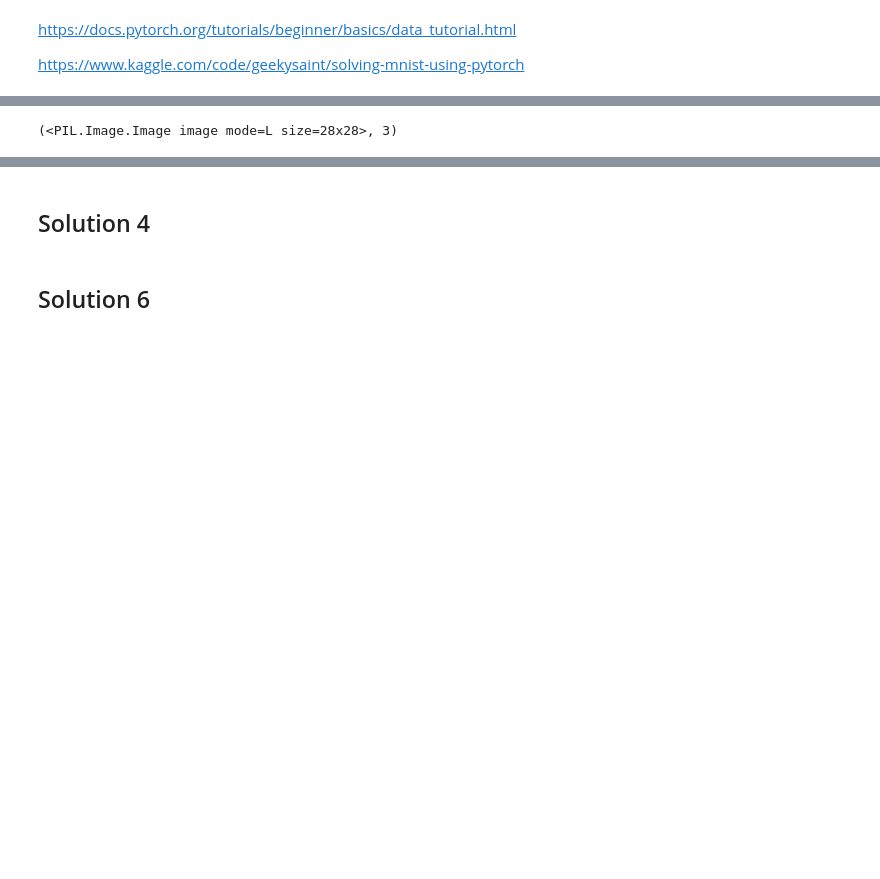
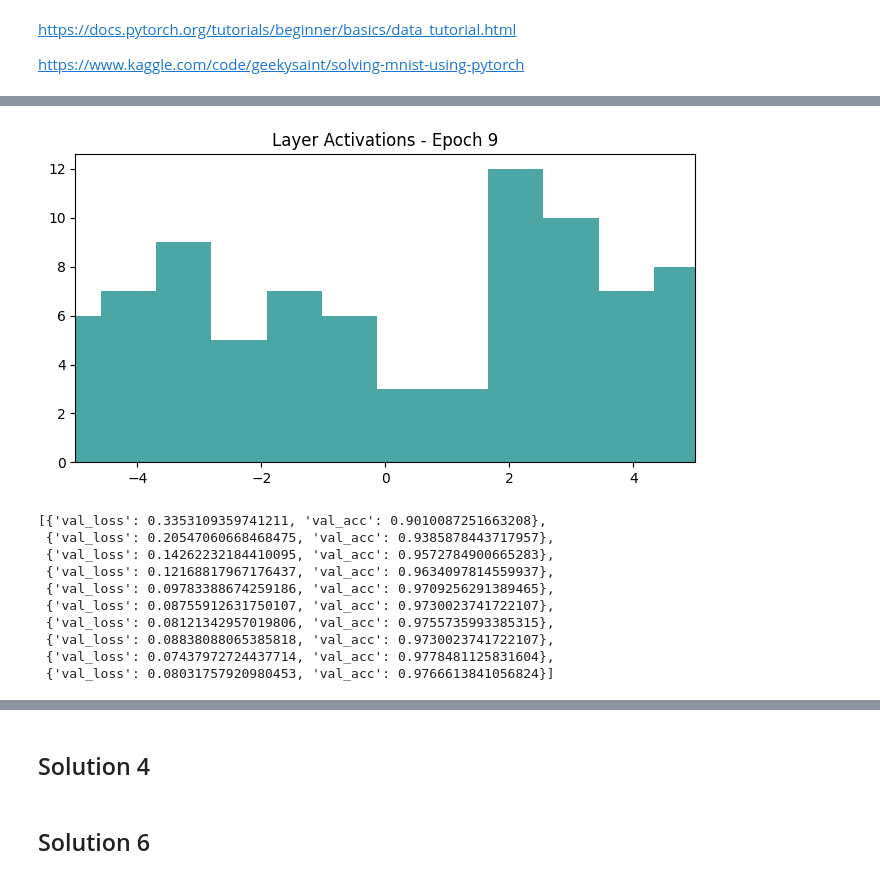
Before and after one commit to sohang3112/iit-madras-web-mtech-ai, a Jupyter notebook: trimester2/DA6401W_DeepLearning/assignments/solution_Assignment3.ipynb, the cells around one changed output, grey strips where cells are left out. Cells and saved outputs as stored; diff of their text form; code cells hidden in the pictures; blank space fills up the shorter version.

```diff
--- a/trimester2/DA6401W_DeepLearning/assignments/solution_Assignment3.ipynb
+++ b/trimester2/DA6401W_DeepLearning/assignments/solution_Assignment3.ipynb
@@ -16,4 +19,5 @@ from matplotlib import pyplot as plt
 # %%
+labels = ["T-Shirt","Trouser","Pullover","Dress","Coat","Sandal","Shirt","Sneaker","Bag","Ankle Boot"]
 root = '~/DataScience/datasets/'
-train_data = FashionMNIST(root, download=True, transform=ToTensor(), train=True)
-test_data = FashionMNIST(root, download=True, transform=ToTensor(), train=False)
+train_data = MNIST(root, download=True, transform=ToTensor(), train=True)
+test_data = MNIST(root, download=True, transform=ToTensor(), train=False)
@@ -45,10 +24,10 @@ plt.show()
-# %%
-image, label = ds[10]
-image, label
-# %% [output]
-(<PIL.Image.Image image mode=L size=28x28>, 3)
 # %%
+is_first_training_batch = False
+
 @register_module_forward_hook
-def forward_hook(module, x, y) -> None:
-    print('FORWARD HOOK:', x.shape, y.shape)
+def forward_hook(layer, x: list[torch.Tensor], y: torch.Tensor) -> None:
+    """This runs after inference of each layer in model's forward pass."""
+    if is_first_training_batch and isinstance(layer, nn.ReLU):
+        layer.output_means.append(y.mean().item())
+        layer.output_variances.append(y.var().item())
 # %%
@@ -79,0 +79,58 @@ class Model(nn.Module):
+# %%
+batch_size = 128
+train_loader = DataLoader(train_data, batch_size, shuffle = True)
+val_loader = DataLoader(test_data, batch_size, shuffle = False)
+# %%
+def evaluate(model, val_loader) -> tuple[torch.Tensor, dict[str, float]]:
+    outputs = [model.validation_step(batch) for batch in val_loader]
+    metrics = model.validation_epoch_end(outputs)
+    return outputs[-1]['out'], metrics
+
+def fit(model, train_loader, val_loader, epochs: int, lr: float):
+    global is_first_training_batch
+
+    fig, ax = plt.subplots(figsize=(8, 4))
+    history = []
+    optimizer = torch.optim.SGD(model.parameters(), lr)
+    for epoch in range(epochs):
+        #print('Epoch', epoch)
+        is_first_training_batch = True
+        for batch in train_loader:
+            images, labels = batch
+            out = model(images)
+            loss = nn.functional.cross_entropy(out, labels)
+            loss.backward()
+            optimizer.step()
+            optimizer.zero_grad()
+            is_first_training_batch = False
+
+        out, metrics = evaluate(model, val_loader)
+        history.append(metrics)
+        #print("Epoch [{}], val_loss: {:.4f}, val_acc: {:.4f}".format(epoch, metrics['val_loss'], metrics['val_acc']))
+
+        out = out.flatten().detach().cpu().numpy()
+        ax.clear()
+        ax.hist(out, bins=50, color='teal', alpha=0.7)
+        ax.set_title(f"Layer Activations - Epoch {epoch}")
+        ax.set_xlim(-5, 5)
+
+        clear_output(wait=True)
+        display(fig)
+
+    plt.close()
+    return history
+
+history = fit(model, train_loader, val_loader, epochs=10, lr=0.1)
+history
+# %% [output]
+[figure, added]
+[{'val_loss': 0.3353109359741211, 'val_acc': 0.9010087251663208},
+ {'val_loss': 0.20547060668468475, 'val_acc': 0.9385878443717957},
+ {'val_loss': 0.14262232184410095, 'val_acc': 0.9572784900665283},
+ {'val_loss': 0.12168817967176437, 'val_acc': 0.9634097814559937},
+ {'val_loss': 0.09783388674259186, 'val_acc': 0.9709256291389465},
+ {'val_loss': 0.08755912631750107, 'val_acc': 0.9730023741722107},
+ {'val_loss': 0.08121342957019806, 'val_acc': 0.9755735993385315},
+ {'val_loss': 0.08838088065385818, 'val_acc': 0.9730023741722107},
+ {'val_loss': 0.07437972724437714, 'val_acc': 0.9778481125831604},
+ {'val_loss': 0.08031757920980453, 'val_acc': 0.9766613841056824}]
```
Also changed, not shown: parts of 6 cells of this notebook, 1 other file.
